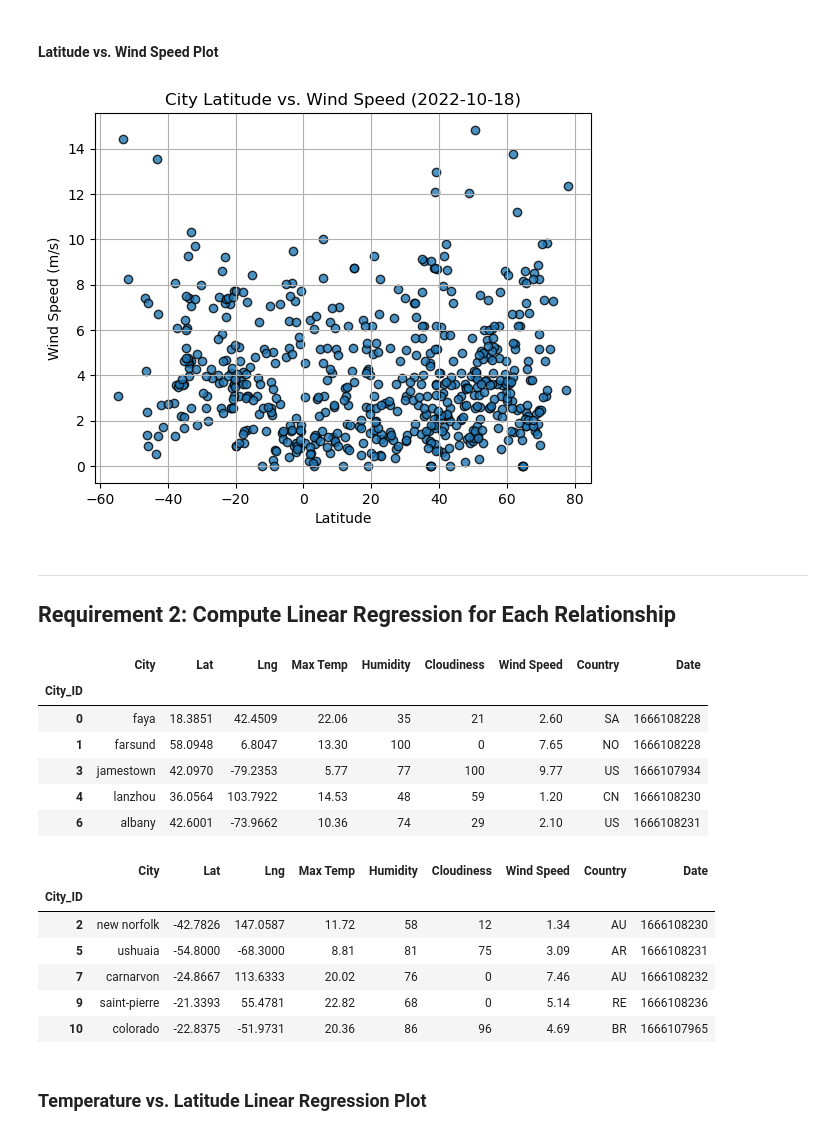
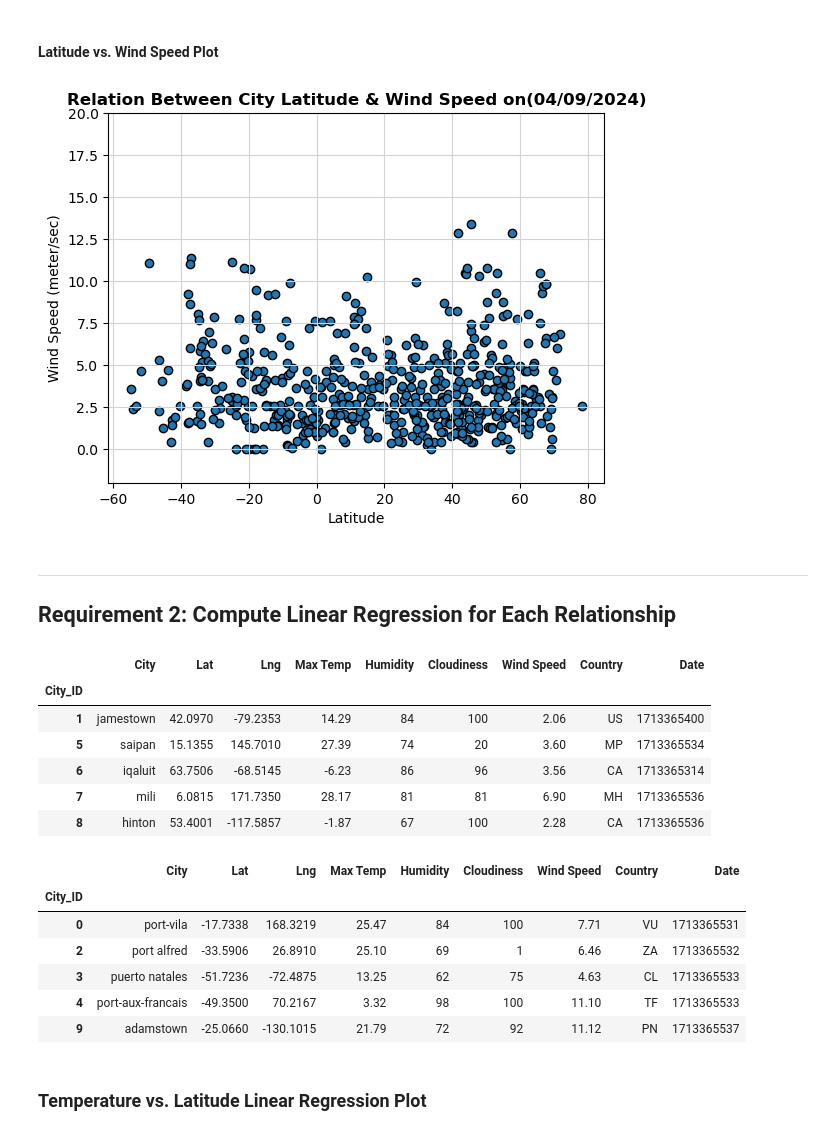
Before and after one commit to Sempi23/python-api-challenge, a Jupyter notebook: WeatherPy.ipynb, the cells around one changed output. Cells and saved outputs as stored; diff of their text form; code cells hidden in the pictures.

```diff
--- a/WeatherPy.ipynb
+++ b/WeatherPy.ipynb
@@ -328,18 +325,22 @@ plt.show()
 #### Latitude vs. Wind Speed Plot
 # %%
 # Build the scatter plots for latitude vs. wind speed
-# YOUR CODE HERE
+plt.scatter(city_data_df["Lat"], city_data_df["Wind Speed"], edgecolors='black')
 
 # Incorporate the other graph properties
-# YOUR CODE HERE
+plt.xlabel('Latitude')
+plt.ylabel('Wind Speed (meter/sec)')
+plt.ylim(-2, 20)
+plt.title('Relation Between City Latitude & Wind Speed on(04/09/2024)', fontweight='bold')
+plt.grid(which='major', axis='both', linestyle='-', color='lightgrey')
 
 # Save the figure
 plt.savefig("output_data/Fig4.png")
 
 # Show plot
 plt.show()
 # %% [output]
-[figure, old version]
+[figure, new version]
 # %% [markdown]
 ---
 
@@ -350,30 +379,30 @@ plt.show()
 # %%
 # Create a DataFrame with the Northern Hemisphere data (Latitude >= 0)
-# YOUR CODE HERE
+northern_hemi_df = city_data_df[city_data_df["Lat"] >= 0]
 
 # Display sample data
 northern_hemi_df.head()
 # %% [output]
 |  | City | Lat | Lng | Max Temp | Humidity | Cloudiness | Wind Speed | Country | Date |
 | City_ID |  |  |  |  |  |  |  |  |  |
-| 0 | faya | 18.3851 | 42.4509 | 22.06 | 35 | 21 | 2.60 | SA | 1666108228 |
-| 1 | farsund | 58.0948 | 6.8047 | 13.30 | 100 | 0 | 7.65 | NO | 1666108228 |
-| 3 | jamestown | 42.0970 | -79.2353 | 5.77 | 77 | 100 | 9.77 | US | 1666107934 |
-| 4 | lanzhou | 36.0564 | 103.7922 | 14.53 | 48 | 59 | 1.20 | CN | 1666108230 |
-| 6 | albany | 42.6001 | -73.9662 | 10.36 | 74 | 29 | 2.10 | US | 1666108231 |
+| 1 | jamestown | 42.0970 | -79.2353 | 14.29 | 84 | 100 | 2.06 | US | 1713365400 |
+| 5 | saipan | 15.1355 | 145.7010 | 27.39 | 74 | 20 | 3.60 | MP | 1713365534 |
+| 6 | iqaluit | 63.7506 | -68.5145 | -6.23 | 86 | 96 | 3.56 | CA | 1713365314 |
+| 7 | mili | 6.0815 | 171.7350 | 28.17 | 81 | 81 | 6.90 | MH | 1713365536 |
+| 8 | hinton | 53.4001 | -117.5857 | -1.87 | 67 | 100 | 2.28 | CA | 1713365536 |
 # %%
 # Create a DataFrame with the Southern Hemisphere data (Latitude < 0)
-# YOUR CODE HERE
+southern_hemi_df = city_data_df[city_data_df["Lat"] <= 0]
 
 # Display sample data
 southern_hemi_df.head()
 # %% [output]
 |  | City | Lat | Lng | Max Temp | Humidity | Cloudiness | Wind Speed | Country | Date |
 | City_ID |  |  |  |  |  |  |  |  |  |
-| 2 | new norfolk | -42.7826 | 147.0587 | 11.72 | 58 | 12 | 1.34 | AU | 1666108230 |
-| 5 | ushuaia | -54.8000 | -68.3000 | 8.81 | 81 | 75 | 3.09 | AR | 1666108231 |
-| 7 | carnarvon | -24.8667 | 113.6333 | 20.02 | 76 | 0 | 7.46 | AU | 1666108232 |
-| 9 | saint-pierre | -21.3393 | 55.4781 | 22.82 | 68 | 0 | 5.14 | RE | 1666108236 |
-| 10 | colorado | -22.8375 | -51.9731 | 20.36 | 86 | 96 | 4.69 | BR | 1666107965 |
+| 0 | port-vila | -17.7338 | 168.3219 | 25.47 | 84 | 100 | 7.71 | VU | 1713365531 |
+| 2 | port alfred | -33.5906 | 26.8910 | 25.10 | 69 | 1 | 6.46 | ZA | 1713365532 |
+| 3 | puerto natales | -51.7236 | -72.4875 | 13.25 | 62 | 75 | 4.63 | CL | 1713365533 |
+| 4 | port-aux-francais | -49.3500 | 70.2167 | 3.32 | 98 | 100 | 11.10 | TF | 1713365533 |
+| 9 | adamstown | -25.0660 | -130.1015 | 21.79 | 72 | 92 | 11.12 | PN | 1713365537 |
 # %% [markdown]
 ###  Temperature vs. Latitude Linear Regression Plot
```
Also changed, not shown: parts of 47 cells of this notebook, 15 other files.
